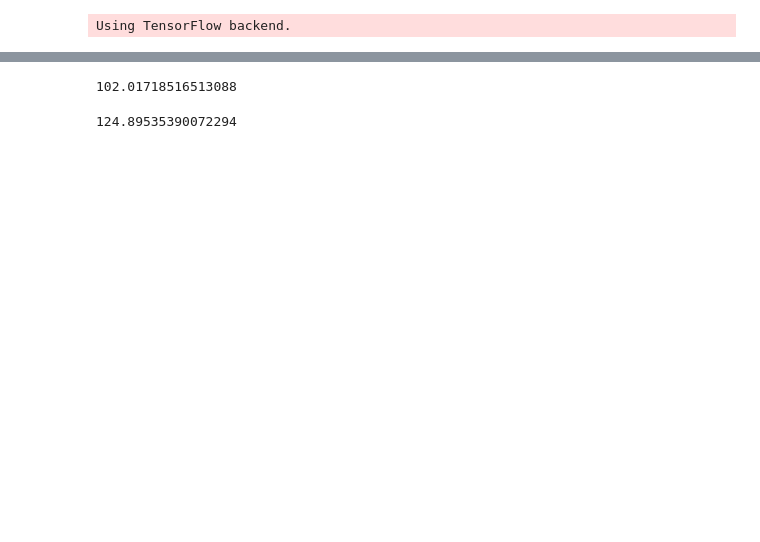
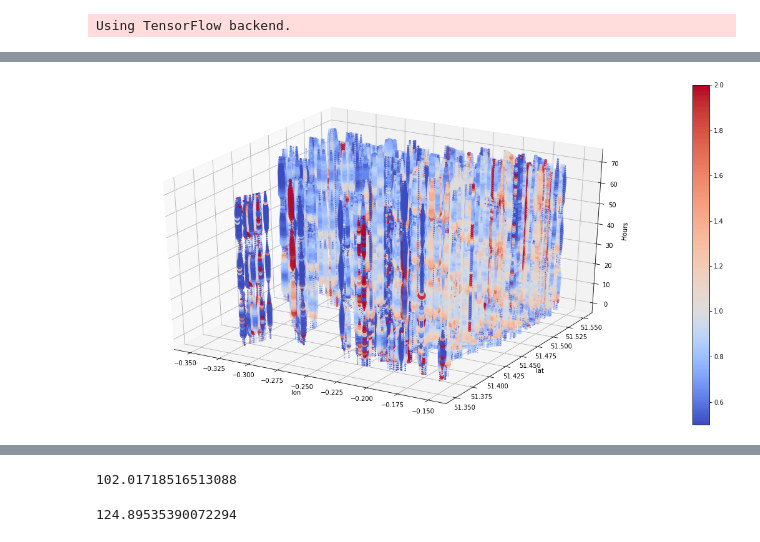
Before and after one commit to TeddyTW/SpatialScan, a Jupyter notebook: notebooks/Untitled.ipynb, the cells around one changed output, grey strips where cells are left out. Cells and saved outputs as stored; diff of their text form; code cells hidden in the pictures; blank space fills up the shorter version.

```diff
--- a/notebooks/Untitled.ipynb
+++ b/notebooks/Untitled.ipynb
@@ -78,3 +70,7 @@ plt.plot(Z["baseline"])
+# %%
+CB_plot(Z)
+# %% [output]
+[figure, added]
 # %%
 CB_plot(Y)
 # %% [output]
```
Also changed, not shown: parts of 9 cells of this notebook, 1 other file.
